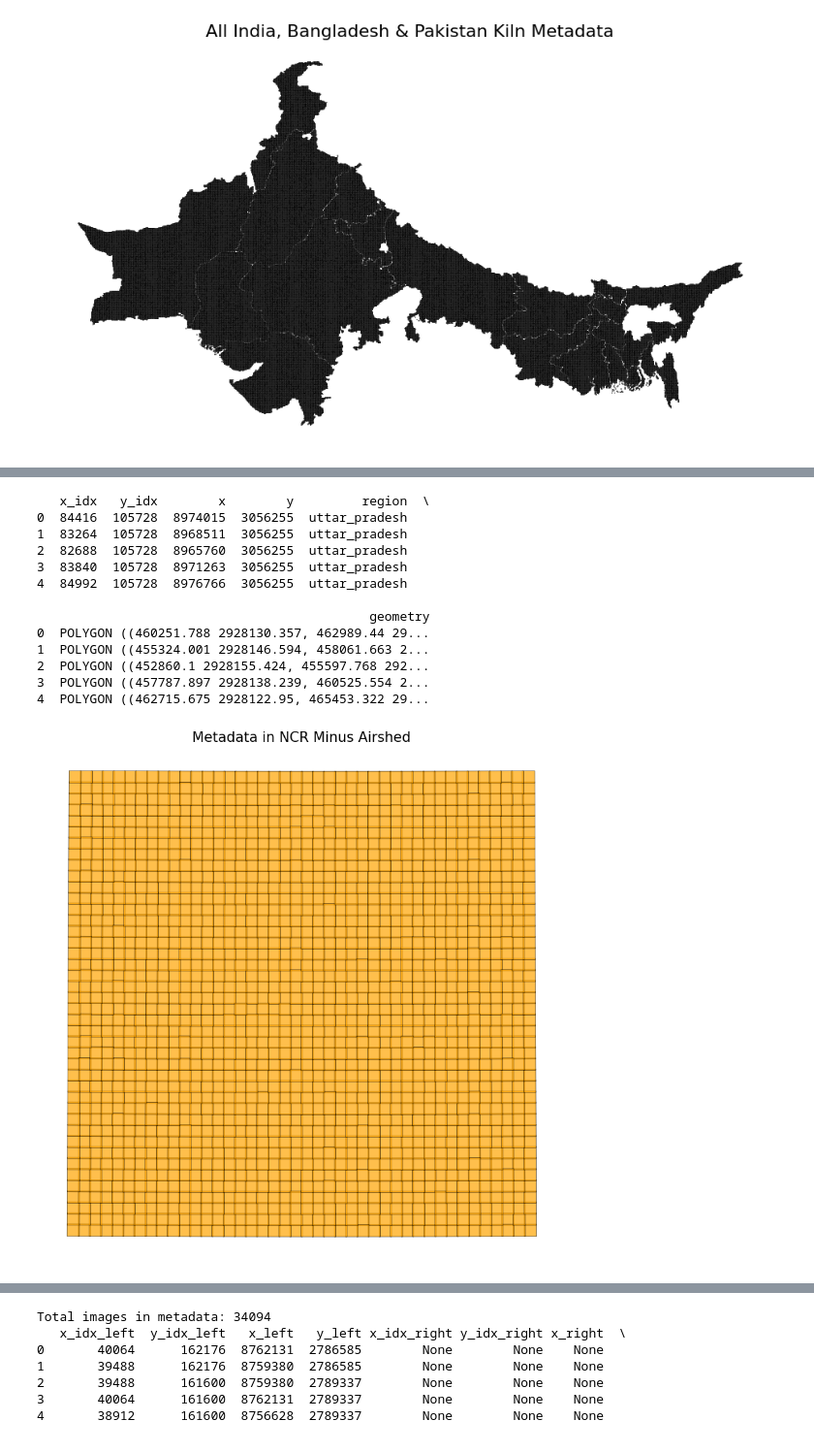
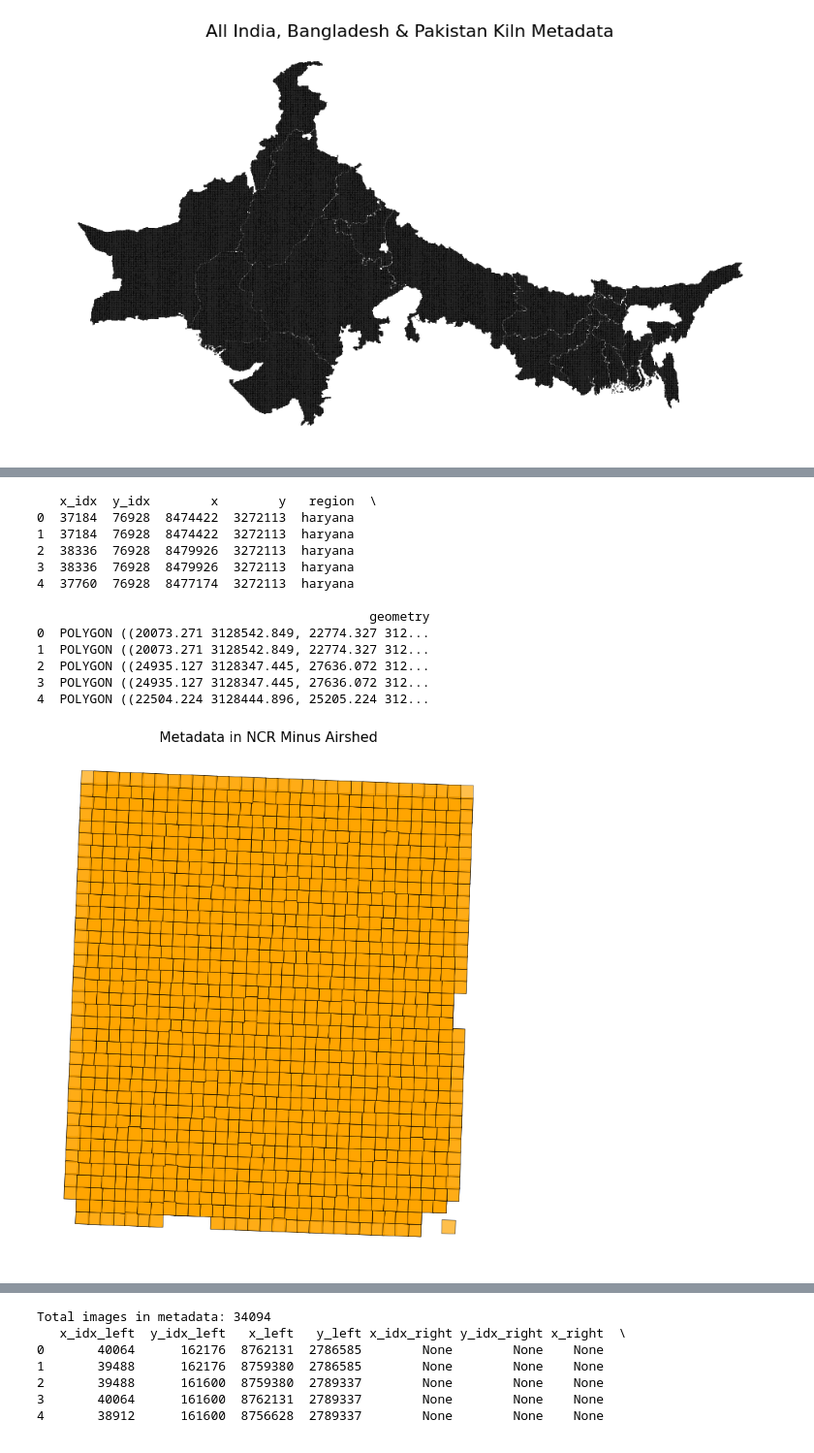
Before and after one commit to rishabh-mondal/domain_experiment, a Jupyter notebook: data_setup/data_choose_for_al.ipynb, the cells around one changed output, grey strips where cells are left out. Shown at 97% size. Drawn from its saved outputs; the diff is of its cells as text; code cells hidden in the pictures.

```diff
--- a/data_setup/data_choose_for_al.ipynb
+++ b/data_setup/data_choose_for_al.ipynb
@@ -332,28 +383,28 @@ Selected 1764 features inside NCR minus airshed region.
 # %%
 import geopandas as gpd
 import matplotlib.pyplot as plt
 
-meta_path = "/home/rishabh.mondal/Brick-Kilns-project/ijcai_2025_kilns/domain_experiment/data_setup/metadata_lucknow_airshed_100.geojson"
+meta_path = "/home/rishabh.mondal/Brick-Kilns-project/ijcai_2025_kilns/domain_experiment/data_setup/metadata_test_delhi_airshed.geojson"
 
 gdf = gpd.read_file(meta_path)
 print(gdf.head())
 fig, ax = plt.subplots(figsize=(10, 10))
 gdf.plot(ax=ax, color="orange", edgecolor="black", alpha=0.7, linewidth=0.5, markersize=8)
 ax.set_title("Metadata in NCR Minus Airshed", fontsize=15)
 ax.set_axis_off()
 plt.show()
 # %% [output]
-   x_idx   y_idx        x        y         region  \
-0  84416  105728  8974015  3056255  uttar_pradesh
-1  83264  105728  8968511  3056255  uttar_pradesh
-2  82688  105728  8965760  3056255  uttar_pradesh
-3  83840  105728  8971263  3056255  uttar_pradesh
-4  84992  105728  8976766  3056255  uttar_pradesh
+   x_idx  y_idx        x        y   region  \
+0  37184  76928  8474422  3272113  haryana
+1  37184  76928  8474422  3272113  haryana
+2  38336  76928  8479926  3272113  haryana
+3  38336  76928  8479926  3272113  haryana
+4  37760  76928  8477174  3272113  haryana
 
                                             geometry
-0  POLYGON ((460251.788 2928130.357, 462989.44 29...
-1  POLYGON ((455324.001 2928146.594, 458061.663 2...
-2  POLYGON ((452860.1 2928155.424, 455597.768 292...
-3  POLYGON ((457787.897 2928138.239, 460525.554 2...
-4  POLYGON ((462715.675 2928122.95, 465453.322 29...
+0  POLYGON ((20073.271 3128542.849, 22774.327 312...
+1  POLYGON ((20073.271 3128542.849, 22774.327 312...
+2  POLYGON ((24935.127 3128347.445, 27636.072 312...
+3  POLYGON ((24935.127 3128347.445, 27636.072 312...
+4  POLYGON ((22504.224 3128444.896, 25205.224 312...
-[figure, old version]
+[figure, new version]
```
Also changed, not shown: parts of 11 cells of this notebook, 3 other files.
